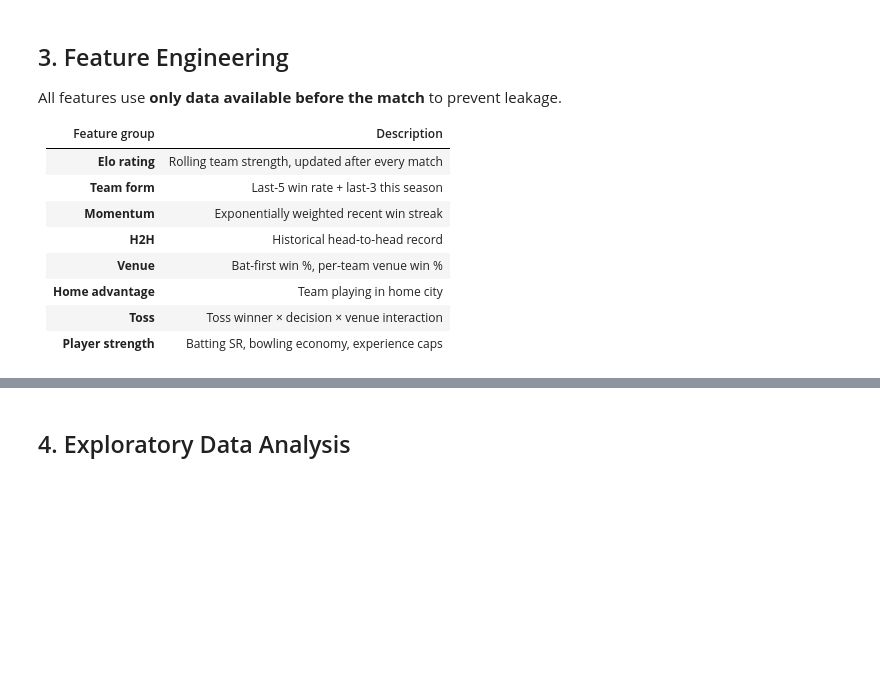
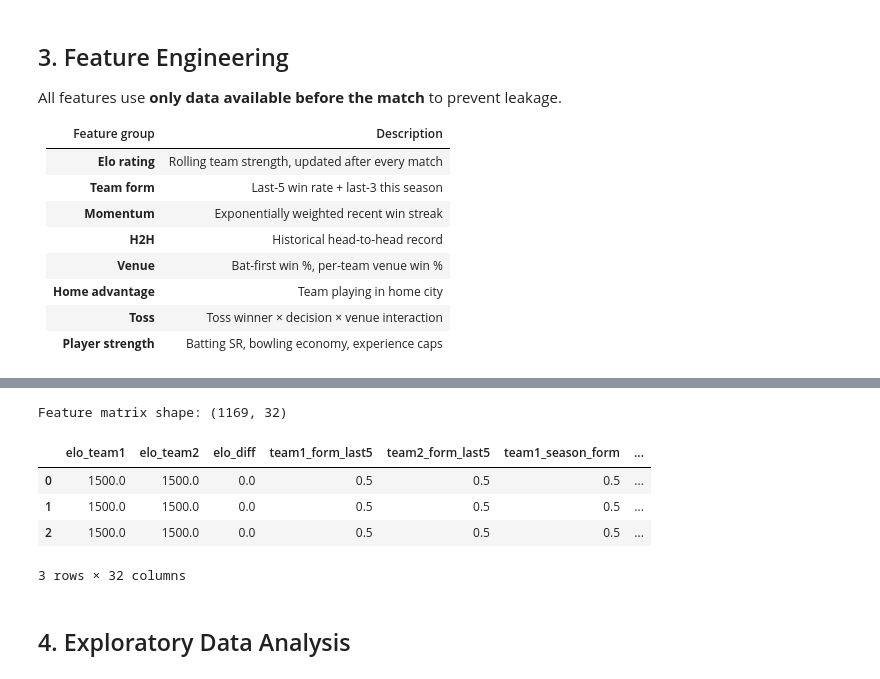
Before and after one commit to saiteja007-mv/ipl-predictions-2026, a Jupyter notebook: training.ipynb, the cells around one changed output, grey strips where cells are left out. Cells and saved outputs as stored; diff of their text form; code cells hidden in the pictures; blank space fills up the shorter version.

```diff
--- a/training.ipynb
+++ b/training.ipynb
@@ -214,5 +262,15 @@ for team, elo in sorted(final_elos.items(), key=lambda x: -x[1])[:12]:
 # %%
 # --- Build feature matrix (one row per match) ---
+def _same_team(a, b):
+    """True if a and b refer to the same team (handles int/str IDs and float 6.0 vs int 6)."""
+    if pd.isna(a) or pd.isna(b):
+        return False
+    try:
+        return float(a) == float(b)
+    except (TypeError, ValueError):
+        return str(a).strip() == str(b).strip()
+
+
 matches = matches_raw[matches_raw['winner'].notna()].sort_values('date').reset_index(drop=True)
 rows = []
 
@@ -242,9 +300,9 @@ for idx, row in matches.iterrows():
     # Venue
     bfwp, vp1, vp2 = venue_stats(venue, t1, t2, dt, matches)
 
-    # Toss
-    tw = str(row.get('toss_winner', ''))
-    td = str(row.get('toss_decision', 'field'))
+    # Toss (do not cast IDs to str — breaks int team ids vs str('1') == 1)
+    tw = row.get('toss_winner')
+    td = str(row.get('toss_decision', 'field') or 'field')
 
     # Home advantage
     home1 = int(HOME_CITY.get(t1, '') != '' and HOME_CITY.get(t1, '') in city)
@@ -253,35 +311,42 @@ for idx, row in matches.iterrows():
     # Player strength
     ps1 = player_strength(t1, dt, player_match_stats)
     ps2 = player_strength(t2, dt, player_match_stats)
 
     rows.append({
         'elo_team1': elo1, 'elo_team2': elo2, 'elo_diff': elo1 - elo2,
         'team1_form_last5': tf1, 'team2_form_last5': tf2,
         'team1_season_form': sf1, 'team2_season_form': sf2,
         'team1_momentum': mo1, 'team2_momentum': mo2,
         'h2h_team1_wins': h1, 'h2h_team2_wins': h2, 'h2h_total': ht,
         'venue_bat_first_win_pct': bfwp,
         'venue_team1_win_pct': vp1, 'venue_team2_win_pct': vp2,
-        'toss_winner_is_team1': int(tw == t1),
+        'toss_winner_is_team1': int(_same_team(tw, t1)),
         'toss_decision_bat': int(td == 'bat'),
         'team1_home': home1, 'team2_home': home2,
         'team1_avg_sr': ps1['sr'],   'team1_avg_avg': ps1['avg'],
         'team1_avg_econ': ps1['econ'], 'team1_experience': ps1['exp'],
         'team1_boundary_pct': ps1['bpct'],
         'team2_avg_sr': ps2['sr'],   'team2_avg_avg': ps2['avg'],
         'team2_avg_econ': ps2['econ'], 'team2_experience': ps2['exp'],
         'team2_boundary_pct': ps2['bpct'],
         'season': season,
         'is_playoff': int(str(row.get('match_type', '')).lower() in ('qualifier', 'eliminator', 'final')),
-        'label': int(str(row.get('winner', '')) == t1),
+        'label': int(_same_team(row.get('winner'), t1)),
     })
 
 feat_df = pd.DataFrame(rows)
 feat_df.replace([np.inf, -np.inf], np.nan, inplace=True)
 feat_df.fillna(feat_df.median(numeric_only=True), inplace=True)
 
 print(f'Feature matrix shape: {feat_df.shape}')
 feat_df.head(3)
+# %% [output]
+Feature matrix shape: (1169, 32)
+|  | elo_team1 | elo_team2 | elo_diff | team1_form_last5 | team2_form_last5 | team1_season_form | ... |
+| 0 | 1500.0 | 1500.0 | 0.0 | 0.5 | 0.5 | 0.5 | ... |
+| 1 | 1500.0 | 1500.0 | 0.0 | 0.5 | 0.5 | 0.5 | ... |
+| 2 | 1500.0 | 1500.0 | 0.0 | 0.5 | 0.5 | 0.5 | ... |
+3 rows × 32 columns
 # %% [markdown]
 ## 4. Exploratory Data Analysis
 # %%
```
Also changed, not shown: parts of 13 cells of this notebook, 19 other files.
